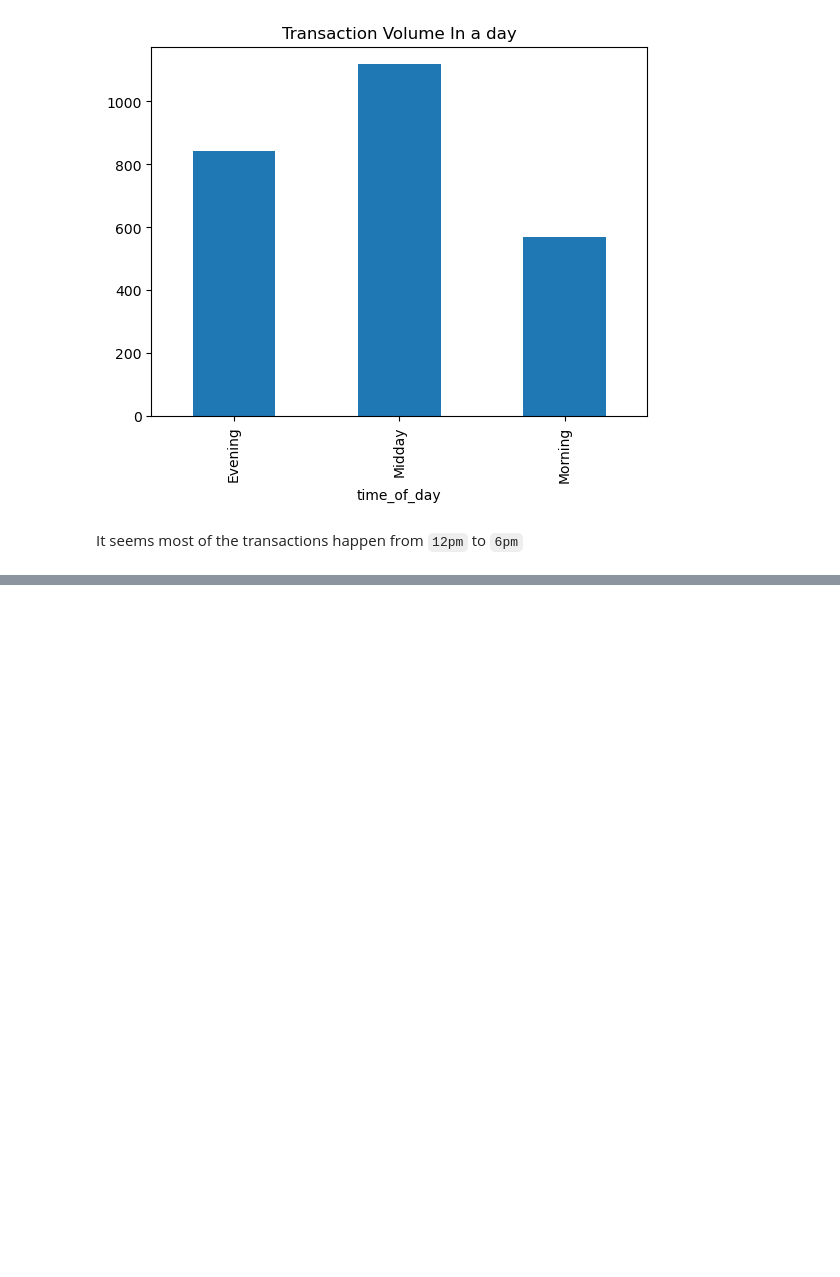
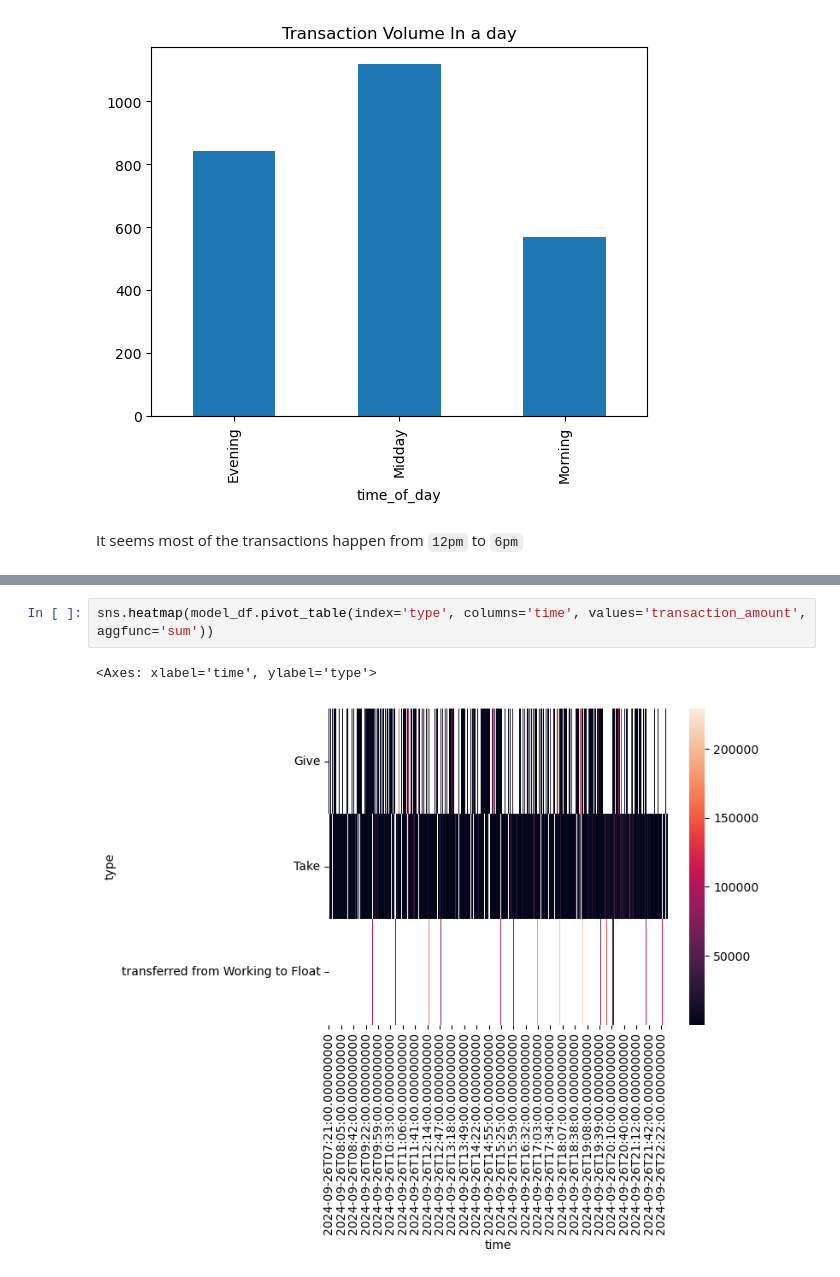
Before and after one commit to MarwaBrian/mpesa, a Jupyter notebook: index.ipynb, the cells around one changed output, grey strips where cells are left out. Saved outputs shown, nothing was run; the diff lists cells and outputs as text; blank space fills up the shorter version.

```diff
--- a/index.ipynb
+++ b/index.ipynb
@@ -584,0 +623,5 @@ transactions_per_month.plot(kind='bar', title='Monthly Transactions')
+# %%
+sns.heatmap(model_df.pivot_table(index='type', columns='time', values='transaction_amount', aggfunc='sum'))
+# %% [output]
+<Axes: xlabel='time', ylabel='type'>
+[figure, added]
```
Also changed, not shown: parts of 10 cells of this notebook.
